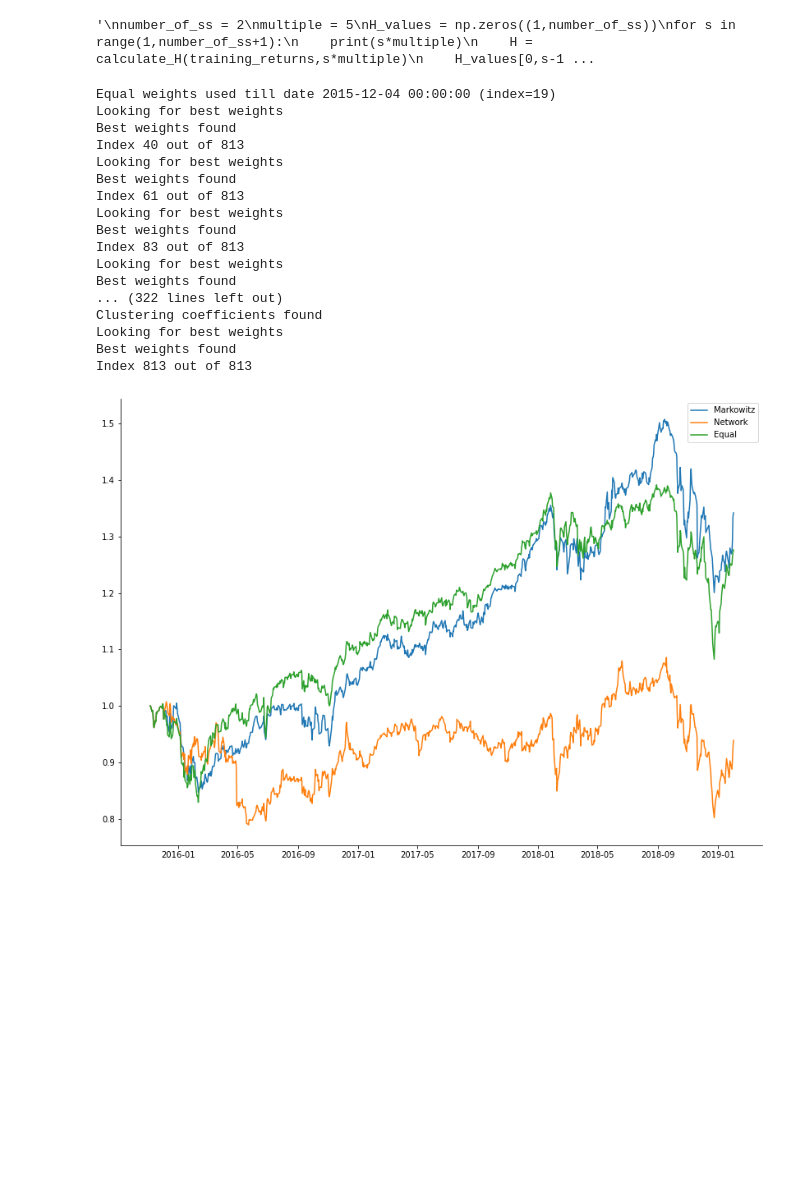
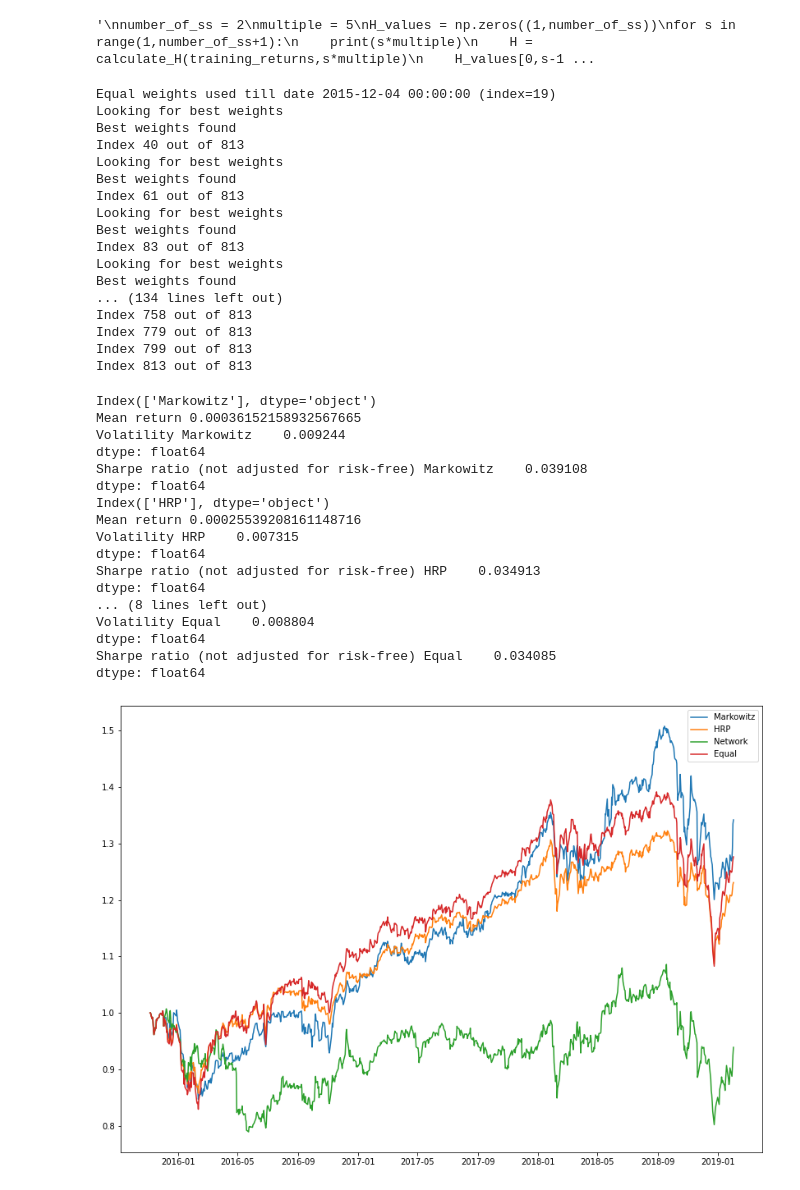
Before and after one commit to joonaskaraila/Portfolio_optimization, a Jupyter notebook: Portfolio_optimization.ipynb, the cells around one changed output. Drawn from its saved outputs; the diff is of its cells as text; code cells hidden in the pictures; blank space fills up the shorter version.

```diff
--- a/Portfolio_optimization.ipynb
+++ b/Portfolio_optimization.ipynb
@@ -466,7 +546,8 @@ def get_rolling_window_returns_df(returns_df, risk_free_return_data, get_weights
     return rolling_summed_returns
 
 markowitz_returns = get_rolling_window_returns_df(returns_df, risk_free_df, get_markowitz_weights)
-print("\n \n Network returns")
+HRP_returns = get_rolling_window_returns_df(returns_df, risk_free_df, getHRP_weights)
+#print("\n \n Network returns")
 # Network calculation takes about 4 hours with 30 day rolling window using 8 cores
 #network_returns = get_rolling_window_returns_df(returns_df, risk_free_df, get_network_weights)
 # %% [output]
@@ -482,42 +563,68 @@ Best weights found
 Index 83 out of 813
 Looking for best weights
 Best weights found
-... (322 lines left out)
-Clustering coefficients found
-Looking for best weights
-Best weights found
+... (134 lines left out)
+Index 758 out of 813
+Index 779 out of 813
+Index 799 out of 813
 Index 813 out of 813
 # %%
 figure(figsize=(14,10))
 def plot_cumulative_returns(logreturns_df):
     logreturns_df = logreturns_df.copy(deep=True)
+    print(logreturns_df.columns)
+    print("Mean return {}".format(np.average(logreturns_df)))
+    print("Volatility {}".format(np.std(logreturns_df)))
+    print("Sharpe ratio (not adjusted for risk-free) {}".format(np.average(logreturns_df)/np.std(logreturns_df)))
 
     # Start all returns from 1 so before taking exponential our value must be 0
     d = pd.Series(data=0, index = pd.Series(logreturns_df.index[0] - datetime.timedelta(days=1)))
     df = d.to_frame()
     df.columns = logreturns_df.columns
     logreturns_df = pd.concat([df, logreturns_df])
 
     cum_return = np.exp(logreturns_df).cumprod()
     return cum_return
 
 markowitz_returns.columns = ['Markowitz']
 markowitz_cumulative = plot_cumulative_returns(markowitz_returns)
 plt.plot(markowitz_cumulative.index,markowitz_cumulative.values,label='Markowitz')
 
-network_returns = pd.read_csv('network_rolling_logreturns.csv')
+HRP_returns.columns = ['HRP']
+HRP_cumulative = plot_cumulative_returns(HRP_returns)
+plt.plot(HRP_cumulative.index,HRP_cumulative.values,label='HRP')
+
+network_returns = pd.read_csv('network_rolling_logreturns.csv',index_col='Date')
+network_returns.index = pd.to_datetime(network_returns.index)
 network_cumulative = plot_cumulative_returns(network_returns)
 plt.plot(network_cumulative.index,network_cumulative.values,label='Network')
 
 equal_weights = returns_df.sum(axis=1)
 equal_weights = equal_weights/899
 equal_weights = equal_weights.to_frame()
 equal_weights.columns = ['Equal']
 equal_cumulative = plot_cumulative_returns(equal_weights)
 plt.plot(equal_cumulative.index,equal_cumulative.values,label='Equal')
 plt.legend()
 plt.show()
 # %% [output]
+Index(['Markowitz'], dtype='object')
+Mean return 0.00036152158932567665
+Volatility Markowitz    0.009244
+dtype: float64
+Sharpe ratio (not adjusted for risk-free) Markowitz    0.039108
+dtype: float64
+Index(['HRP'], dtype='object')
+Mean return 0.00025539208161148716
+Volatility HRP    0.007315
+dtype: float64
+Sharpe ratio (not adjusted for risk-free) HRP    0.034913
+dtype: float64
+... (8 lines left out)
+Volatility Equal    0.008804
+dtype: float64
+Sharpe ratio (not adjusted for risk-free) Equal    0.034085
+dtype: float64
-[figure, old version]
+[figure, new version]
 # %%
 markowitz_returns.plot()
```
Also changed, not shown: parts of 3 cells of this notebook.
